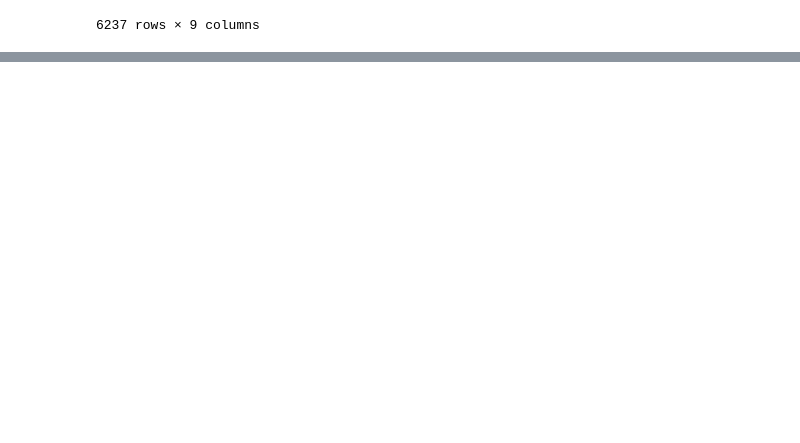
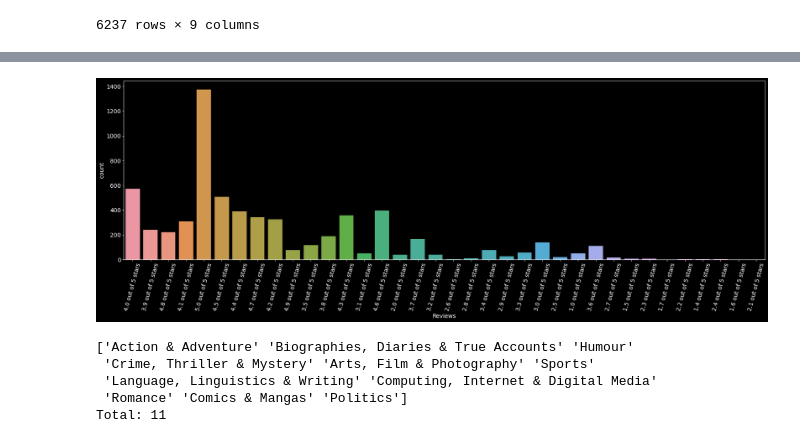
Before and after one commit to ashok2216-A/Hackthon-Book_Price_Prediction, a Jupyter notebook: Hackthon_Book_Price_Prediction.ipynb, the cells around one changed output, grey strips where cells are left out. Saved outputs shown, nothing was run; the diff lists cells and outputs as text; code cells hidden in the pictures; blank space fills up the shorter version.

```diff
--- a/Hackthon_Book_Price_Prediction.ipynb
+++ b/Hackthon_Book_Price_Prediction.ipynb
@@ -95,7 +104,7 @@ import pandas as pd
 import seaborn as sns
 import matplotlib.pyplot as plt
 plt.style.use('dark_background')
-plt.rc('figure', figsize=(28,18))
+plt.rc('figure', figsize=(28,8))
 plt.rc('font', size=14)
 plt.rc('lines', markersize=8)
 import plotly.express as px
@@ -120,0 +205,15 @@ train_df
+# %%
+sns.countplot(train_df['Reviews'])
+plt.xticks(rotation=75)
+plt.show()
+# %% [output]
+[figure, added]
+# %%
+print(train_df['BookCategory'].unique())
+print('Total:',len(train_df['BookCategory'].unique()))
+# %% [output]
+['Action & Adventure' 'Biographies, Diaries & True Accounts' 'Humour'
+ 'Crime, Thriller & Mystery' 'Arts, Film & Photography' 'Sports'
+ 'Language, Linguistics & Writing' 'Computing, Internet & Digital Media'
+ 'Romance' 'Comics & Mangas' 'Politics']
+Total: 11
```
Also changed, not shown: parts of 11 cells of this notebook.
